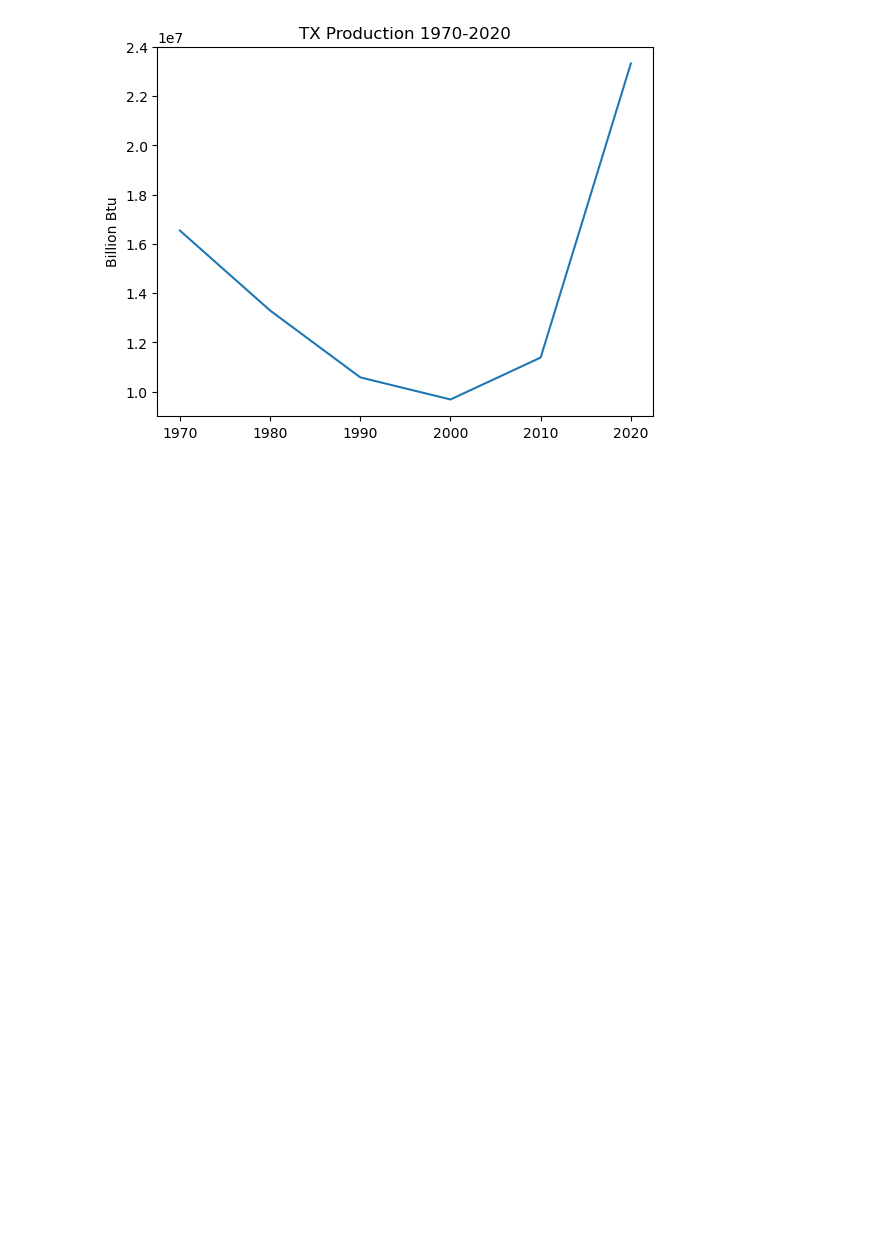
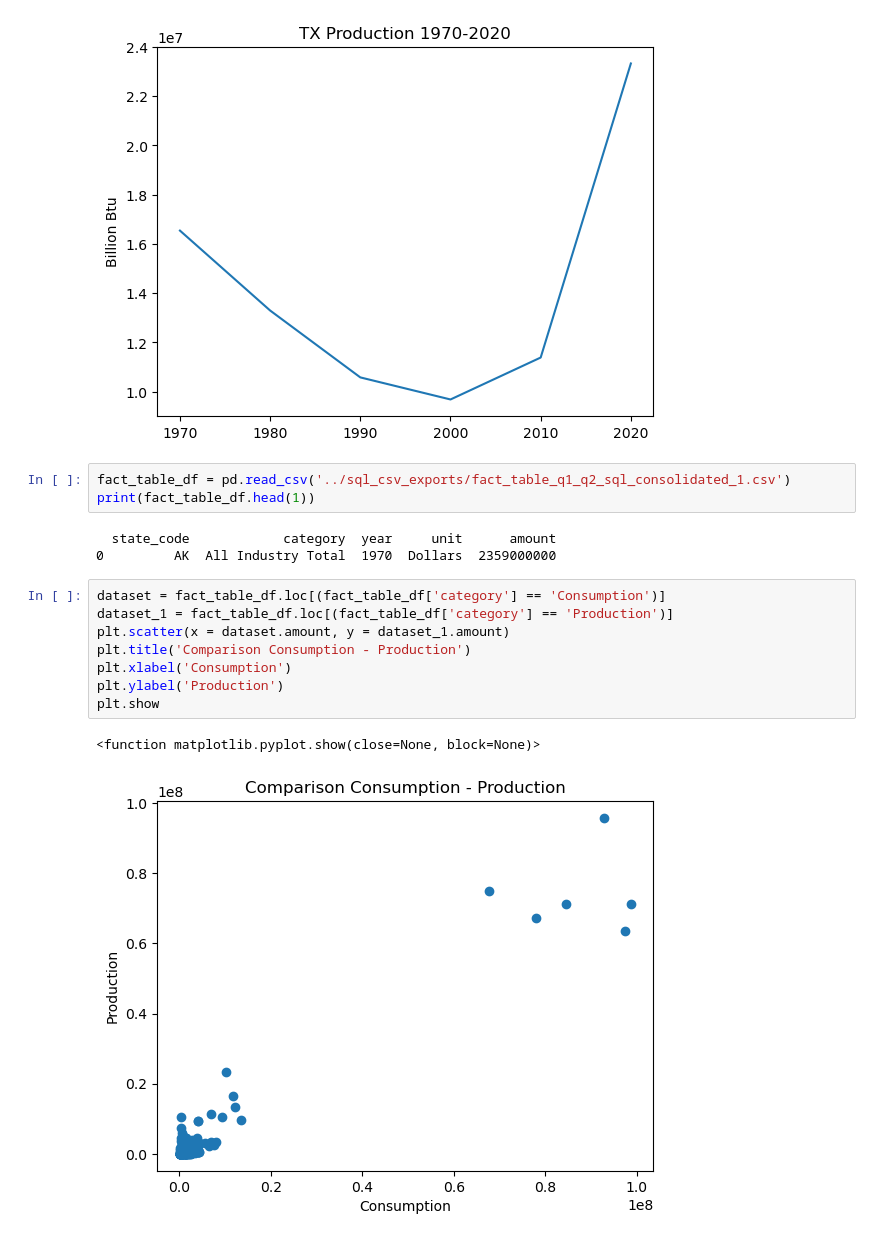
Before and after one commit to lawrence-haggerty/haggerty_energy_gdp_capstone, a Jupyter notebook: notebooks/haggerty_energy_gdp_capstone.ipynb, the cells around one changed output. Drawn from its saved outputs; the diff is of its cells as text; blank space fills up the shorter version.

```diff
--- a/notebooks/haggerty_energy_gdp_capstone.ipynb
+++ b/notebooks/haggerty_energy_gdp_capstone.ipynb
@@ -260,3 +260,20 @@ tx_test.set(xlabel='', ylabel='Billion Btu', title='TX Production 1970-2020')
 plt.show()
 # %% [output]
 [figure]
+# %%
+fact_table_df = pd.read_csv('../sql_csv_exports/fact_table_q1_q2_sql_consolidated_1.csv')
+print(fact_table_df.head(1))
+# %% [output]
+  state_code            category  year     unit      amount
+0         AK  All Industry Total  1970  Dollars  2359000000
+# %%
+dataset = fact_table_df.loc[(fact_table_df['category'] == 'Consumption')]
+dataset_1 = fact_table_df.loc[(fact_table_df['category'] == 'Production')]
+plt.scatter(x = dataset.amount, y = dataset_1.amount)
+plt.title('Comparison Consumption - Production')
+plt.xlabel('Consumption')
+plt.ylabel('Production')
+plt.show
+# %% [output]
+<function matplotlib.pyplot.show(close=None, block=None)>
+[figure, added]
```
Also changed, not shown: parts of 5 cells of this notebook.
